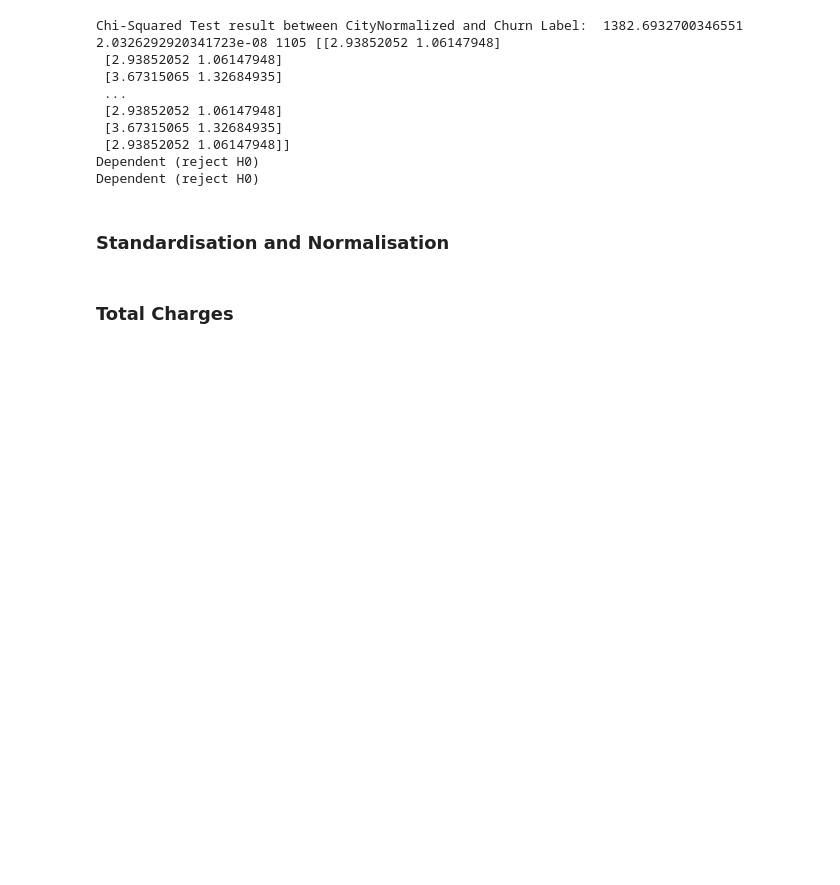
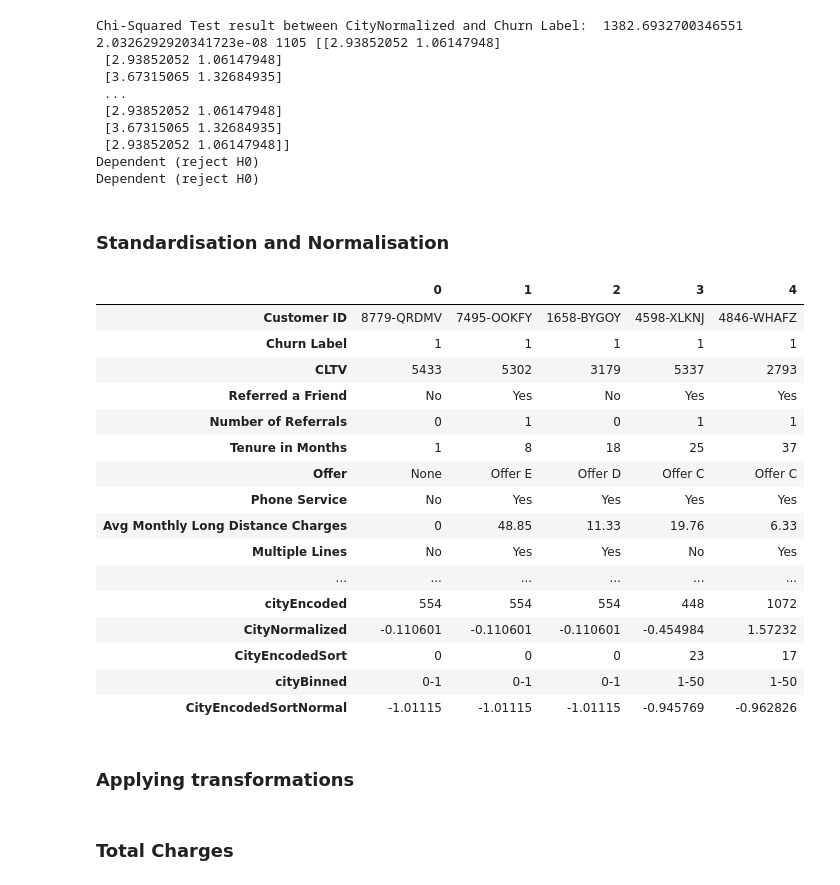
Before and after one commit to lucienwalewski/cse204project, a Jupyter notebook: src/preprocessing.ipynb, the cells around one changed output. Saved outputs shown, nothing was run; the diff lists cells and outputs as text; code cells hidden in the pictures; blank space fills up the shorter version.

```diff
--- a/src/preprocessing.ipynb
+++ b/src/preprocessing.ipynb
@@ -926,3 +928,25 @@ Dependent (reject H0)
 Dependent (reject H0)
 # %% [markdown]
 ### Standardisation and Normalisation
+# %%
+df.head().T
+# %% [output]
+|  | 0 | 1 | 2 | 3 | 4 |
+| Customer ID | 8779-QRDMV | 7495-OOKFY | 1658-BYGOY | 4598-XLKNJ | 4846-WHAFZ |
+| Churn Label | 1 | 1 | 1 | 1 | 1 |
+| CLTV | 5433 | 5302 | 3179 | 5337 | 2793 |
+| Referred a Friend | No | Yes | No | Yes | Yes |
+| Number of Referrals | 0 | 1 | 0 | 1 | 1 |
+| Tenure in Months | 1 | 8 | 18 | 25 | 37 |
+| Offer | None | Offer E | Offer D | Offer C | Offer C |
+| Phone Service | No | Yes | Yes | Yes | Yes |
+| Avg Monthly Long Distance Charges | 0 | 48.85 | 11.33 | 19.76 | 6.33 |
+| Multiple Lines | No | Yes | Yes | No | Yes |
+| ... | ... | ... | ... | ... | ... |
+| cityEncoded | 554 | 554 | 554 | 448 | 1072 |
+| CityNormalized | -0.110601 | -0.110601 | -0.110601 | -0.454984 | 1.57232 |
+| CityEncodedSort | 0 | 0 | 0 | 23 | 17 |
+| cityBinned | 0-1 | 0-1 | 0-1 | 1-50 | 1-50 |
+| CityEncodedSortNormal | -1.01115 | -1.01115 | -1.01115 | -0.945769 | -0.962826 |
+# %% [markdown]
+### Applying transformations
```
Also changed, not shown: parts of 28 cells of this notebook, 1 other file.
